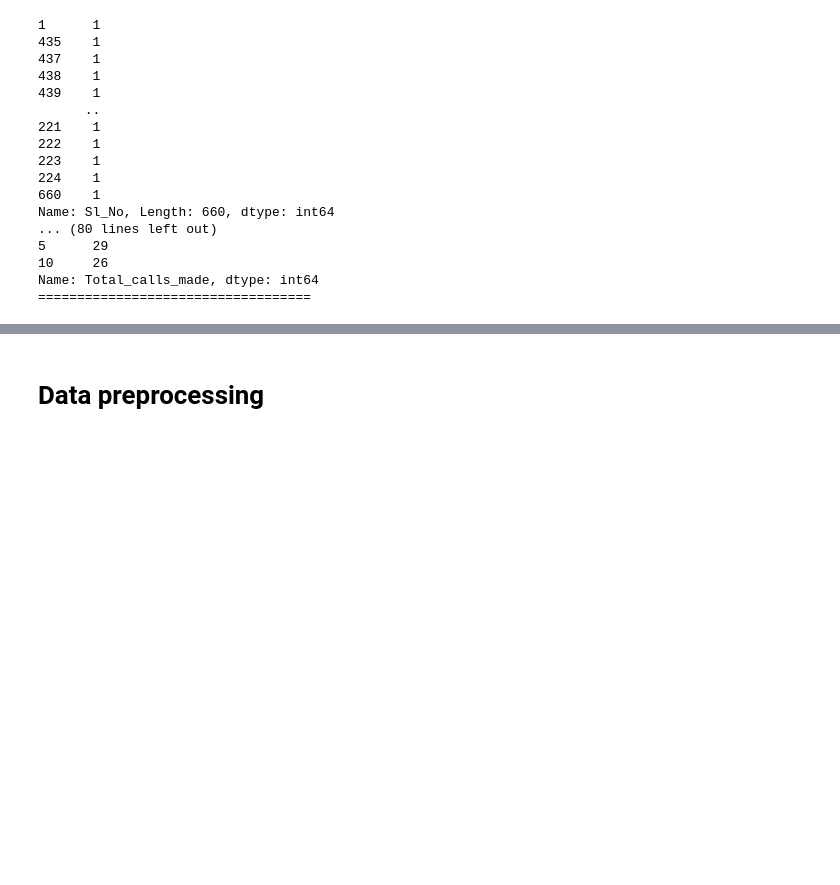
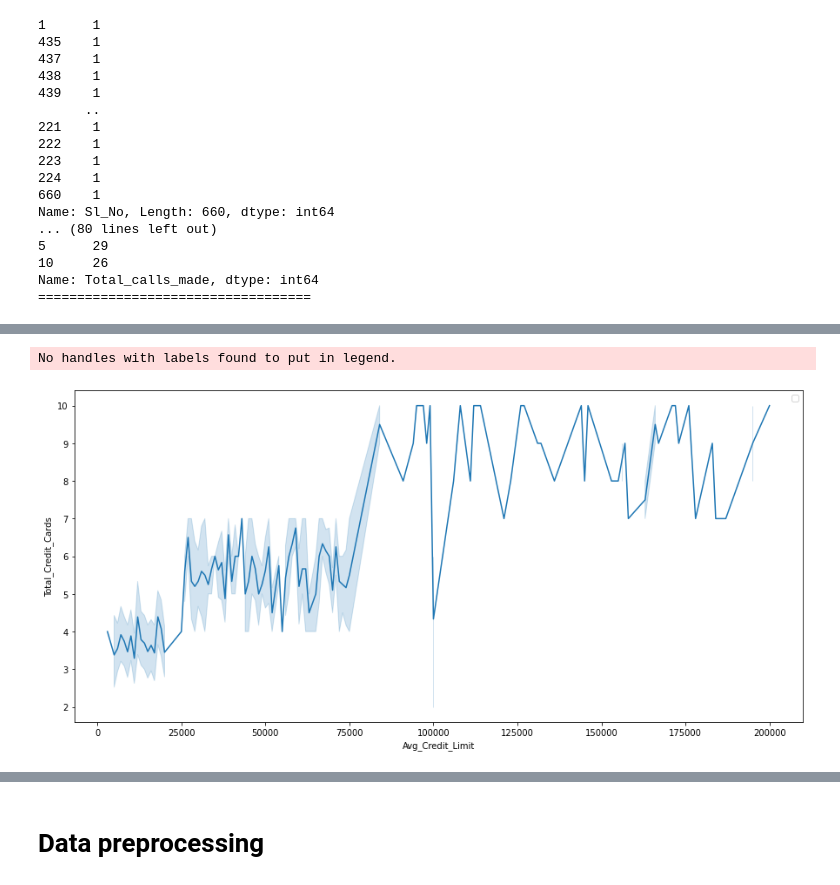
Before and after one commit to cfreeman22/AllLifeBankCustomer_Segmentation, a Jupyter notebook: AllLifeBankCustomerSegmentation.ipynb, the cells around one changed output, grey strips where cells are left out. Saved outputs shown, nothing was run; the diff lists cells and outputs as text; code cells hidden in the pictures; blank space fills up the shorter version.

```diff
--- a/AllLifeBankCustomerSegmentation.ipynb
+++ b/AllLifeBankCustomerSegmentation.ipynb
@@ -157,0 +178,8 @@ Name: Total_calls_made, dtype: int64
+# %%
+plt.figure(figsize=(15,7))
+sns.lineplot(df["Avg_Credit_Limit"],df["Total_Credit_Cards"],palette='winter')
+plt.legend(bbox_to_anchor=(1.00, 1))
+plt.show()
+# %% [output]
+No handles with labels found to put in legend.
+[figure, added]
```
Also changed, not shown: parts of 18 cells of this notebook.
